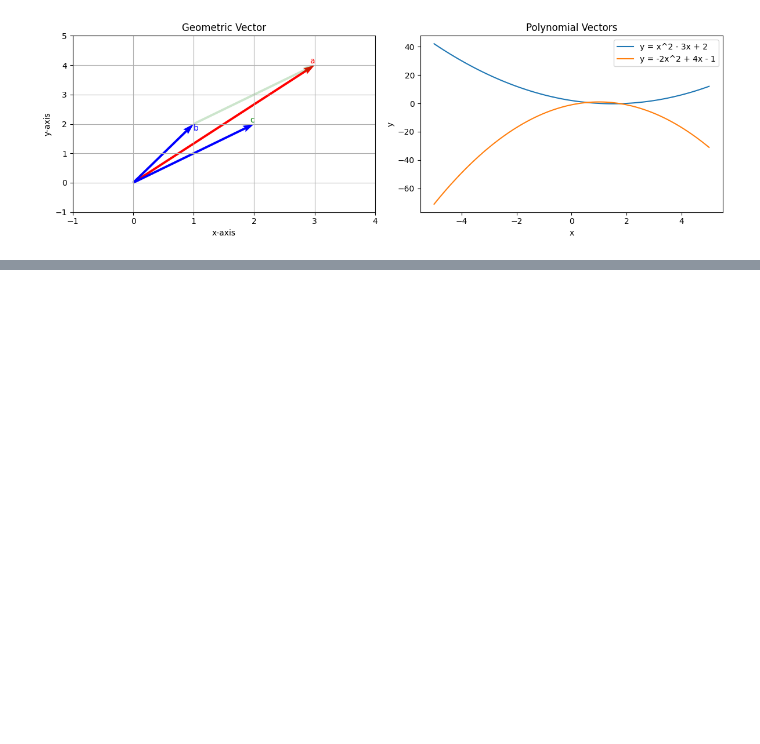
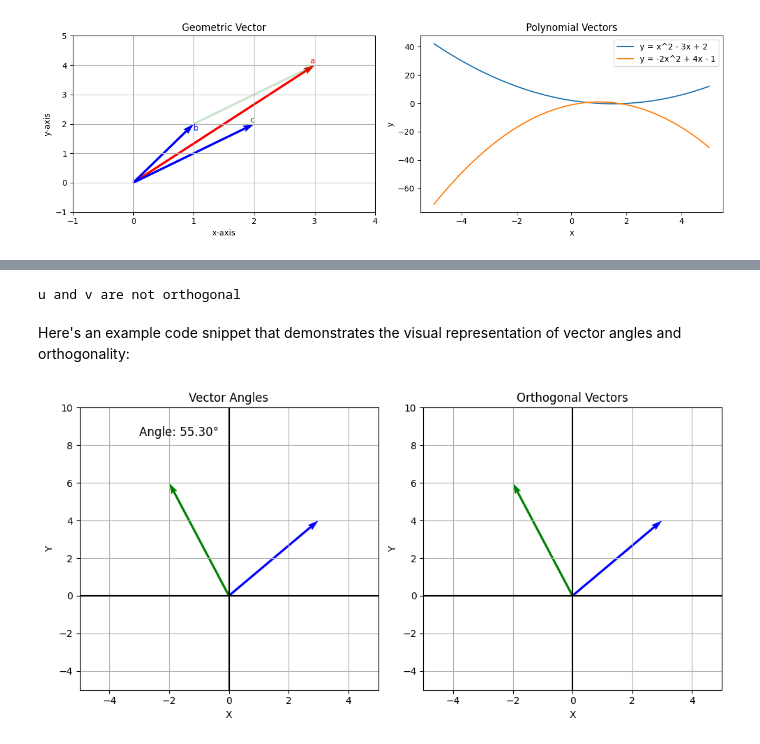
Before and after one commit to arunism/The-Data-Science-Learning-Hub, a Jupyter notebook: 02-Mathematics/01-Linear-Algebra/02-Vectors.ipynb, the cells around one changed output, grey strips where cells are left out. Drawn from its saved outputs; the diff is of its cells as text; code cells hidden in the pictures; blank space fills up the shorter version.

```diff
--- a/02-Mathematics/01-Linear-Algebra/02-Vectors.ipynb
+++ b/02-Mathematics/01-Linear-Algebra/02-Vectors.ipynb
@@ -92,0 +588,67 @@ plt.show()
+# %%
+u = np.array([3, 4])
+v = np.array([-2, 6])
+
+dot_product = np.dot(u, v)
+
+if dot_product == 0:
+    print("u and v are orthogonal")
+else:
+    print("u and v are not orthogonal")
+# %% [output]
+u and v are not orthogonal
+# %% [markdown]
+Here's an example code snippet that demonstrates the visual representation of vector angles and orthogonality:
+# %%
+import numpy as np
+import matplotlib.pyplot as plt
+
+# Vectors
+u = np.array([3, 4])
+v = np.array([-2, 6])
+
+# Calculate angle between u and v
+angle_rad = np.arccos(np.dot(u, v) / (np.linalg.norm(u) * np.linalg.norm(v)))
+angle_deg = np.degrees(angle_rad)
+
+# Check for orthogonality
+dot_product = np.dot(u, v)
+is_orthogonal = dot_product == 0
+
+# Create subplots
+fig, axs = plt.subplots(1, 2, figsize=(10, 5))
+
+# Plot for Vector Angles
+axs[0].quiver(0, 0, u[0], u[1], angles='xy', scale_units='xy', scale=1, color='blue')
+axs[0].quiver(0, 0, v[0], v[1], angles='xy', scale_units='xy', scale=1, color='green')
+
+if not is_orthogonal:
+    angle_text = f"Angle: {angle_deg:.2f}°"
+    axs[0].annotate(angle_text, xy=(0.2, 0.9), xycoords='axes fraction', fontsize=12)
+
+axs[0].set_xlim(-5, 5)
+axs[0].set_ylim(-5, 10)
+axs[0].axhline(y=0, color='k')
+axs[0].axvline(x=0, color='k')
+axs[0].set_xlabel('X')
+axs[0].set_ylabel('Y')
+axs[0].set_title('Vector Angles')
+axs[0].grid(True)
+
+# Plot for Orthogonal Vectors
+axs[1].quiver(0, 0, u[0], u[1], angles='xy', scale_units='xy', scale=1, color='blue')
+axs[1].quiver(0, 0, v[0], v[1], angles='xy', scale_units='xy', scale=1, color='green')
+
+axs[1].set_xlim(-5, 5)
+axs[1].set_ylim(-5, 10)
+axs[1].axhline(y=0, color='k')
+axs[1].axvline(x=0, color='k')
+axs[1].set_xlabel('X')
+axs[1].set_ylabel('Y')
+axs[1].set_title('Orthogonal Vectors')
+axs[1].grid(True)
+
+plt.tight_layout()
+plt.show()
+# %% [output]
+[figure, added]
```
Also changed, not shown: parts of 24 cells of this notebook.
